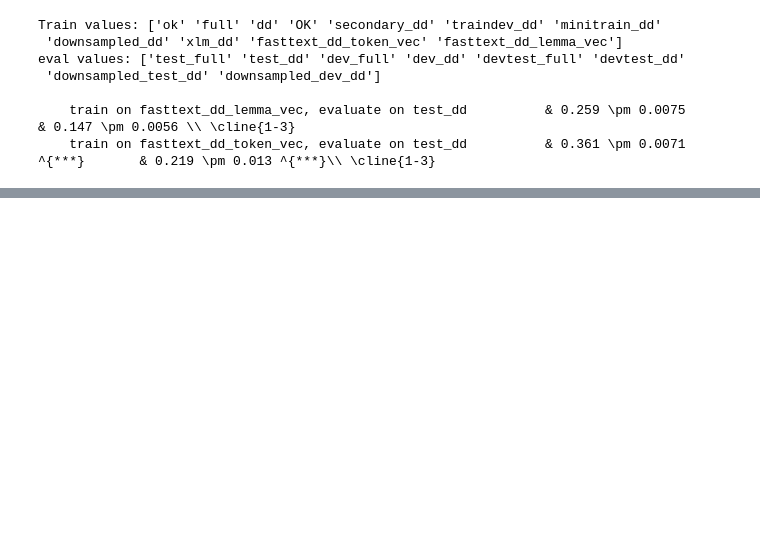
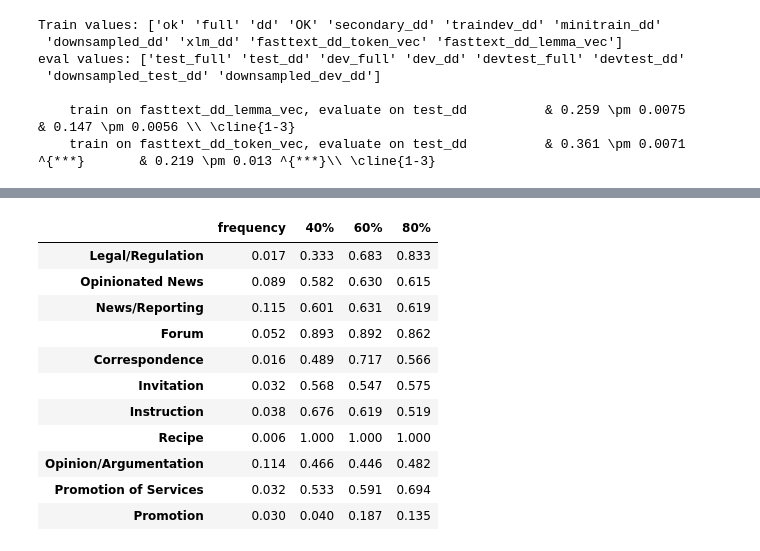
Before and after one commit to TajaKuzman/Transformers-GINCO-Experiments, a Jupyter notebook: 24_paper_additional_analysis.ipynb, the cells around one changed output, grey strips where cells are left out. Saved outputs shown, nothing was run; the diff lists cells and outputs as text; code cells hidden in the pictures; blank space fills up the shorter version.

```diff
--- a/24_paper_additional_analysis.ipynb
+++ b/24_paper_additional_analysis.ipynb
@@ -673,0 +612,15 @@ eval values: ['test_full' 'test_dd' 'dev_full' 'dev_dd' 'devtest_full' 'devtest_
+# %%
+plotdf
+# %% [output]
+|  | frequency | 40% | 60% | 80% |
+| Legal/Regulation | 0.017 | 0.333 | 0.683 | 0.833 |
+| Opinionated News | 0.089 | 0.582 | 0.630 | 0.615 |
+| News/Reporting | 0.115 | 0.601 | 0.631 | 0.619 |
+| Forum | 0.052 | 0.893 | 0.892 | 0.862 |
+| Correspondence | 0.016 | 0.489 | 0.717 | 0.566 |
+| Invitation | 0.032 | 0.568 | 0.547 | 0.575 |
+| Instruction | 0.038 | 0.676 | 0.619 | 0.519 |
+| Recipe | 0.006 | 1.000 | 1.000 | 1.000 |
+| Opinion/Argumentation | 0.114 | 0.466 | 0.446 | 0.482 |
+| Promotion of Services | 0.032 | 0.533 | 0.591 | 0.694 |
+| Promotion | 0.030 | 0.040 | 0.187 | 0.135 |
```
Also changed, not shown: parts of 7 cells of this notebook, 7 other files.
